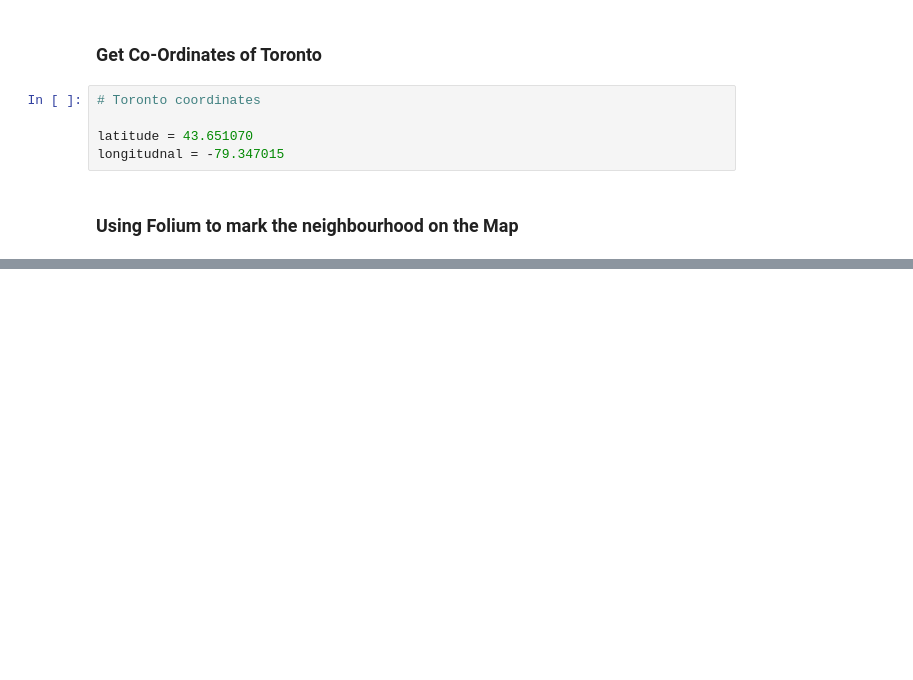
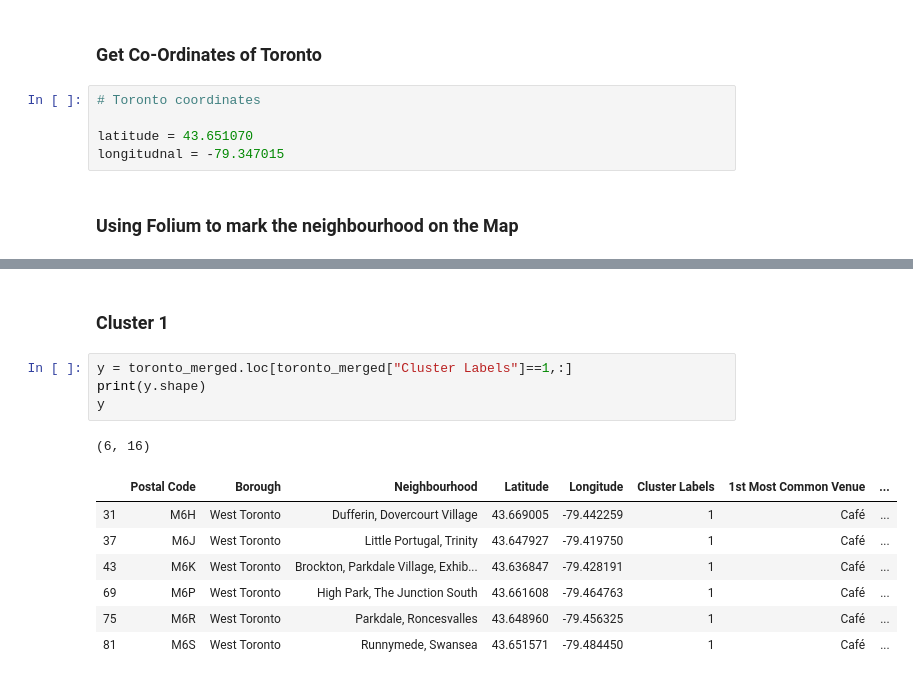
Before and after one commit to Sujay29Umesh/Capstone-Foursquare, a Jupyter notebook: Scraping_websites.ipynb, the cells around one changed output, grey strips where cells are left out. Drawn from its saved outputs; the diff is of its cells as text; blank space fills up the shorter version.

```diff
--- a/Scraping_websites.ipynb
+++ b/Scraping_websites.ipynb
@@ -155,0 +444,15 @@ map_toronto
+# %% [markdown]
+### Cluster 1
+# %%
+y = toronto_merged.loc[toronto_merged["Cluster Labels"]==1,:]
+print(y.shape)
+y
+# %% [output]
+(6, 16)
+|  | Postal Code | Borough | Neighbourhood | Latitude | Longitude | Cluster Labels | 1st Most Common Venue | ... |
+| 31 | M6H | West Toronto | Dufferin, Dovercourt Village | 43.669005 | -79.442259 | 1 | Café | ... |
+| 37 | M6J | West Toronto | Little Portugal, Trinity | 43.647927 | -79.419750 | 1 | Café | ... |
+| 43 | M6K | West Toronto | Brockton, Parkdale Village, Exhib... | 43.636847 | -79.428191 | 1 | Café | ... |
+| 69 | M6P | West Toronto | High Park, The Junction South | 43.661608 | -79.464763 | 1 | Café | ... |
+| 75 | M6R | West Toronto | Parkdale, Roncesvalles | 43.648960 | -79.456325 | 1 | Café | ... |
+| 81 | M6S | West Toronto | Runnymede, Swansea | 43.651571 | -79.484450 | 1 | Café | ... |
```
Also changed, not shown: parts of 33 cells of this notebook.
